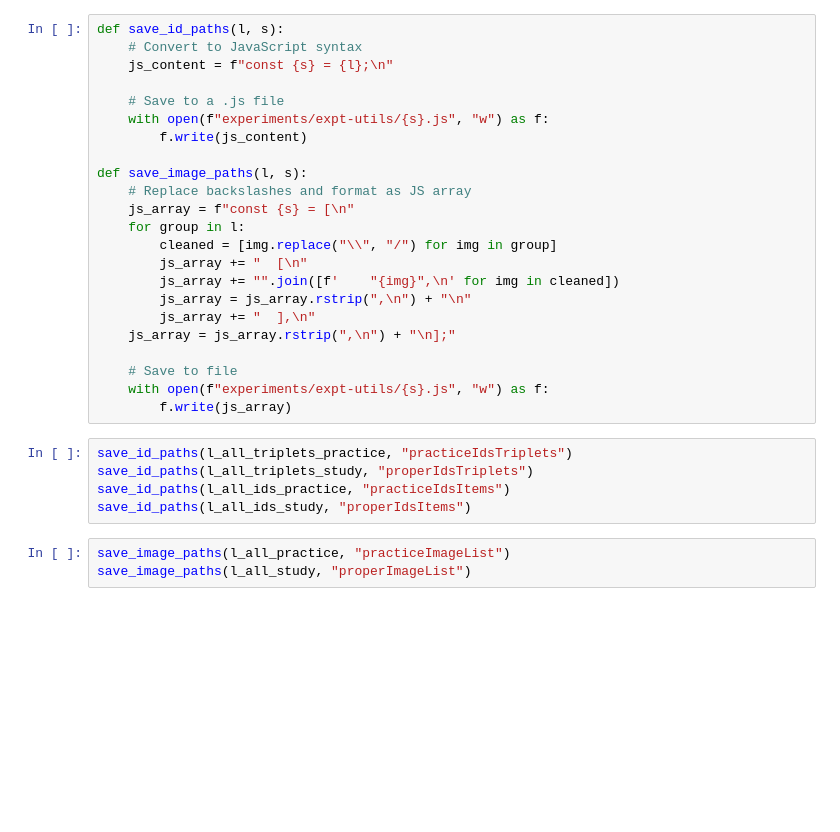
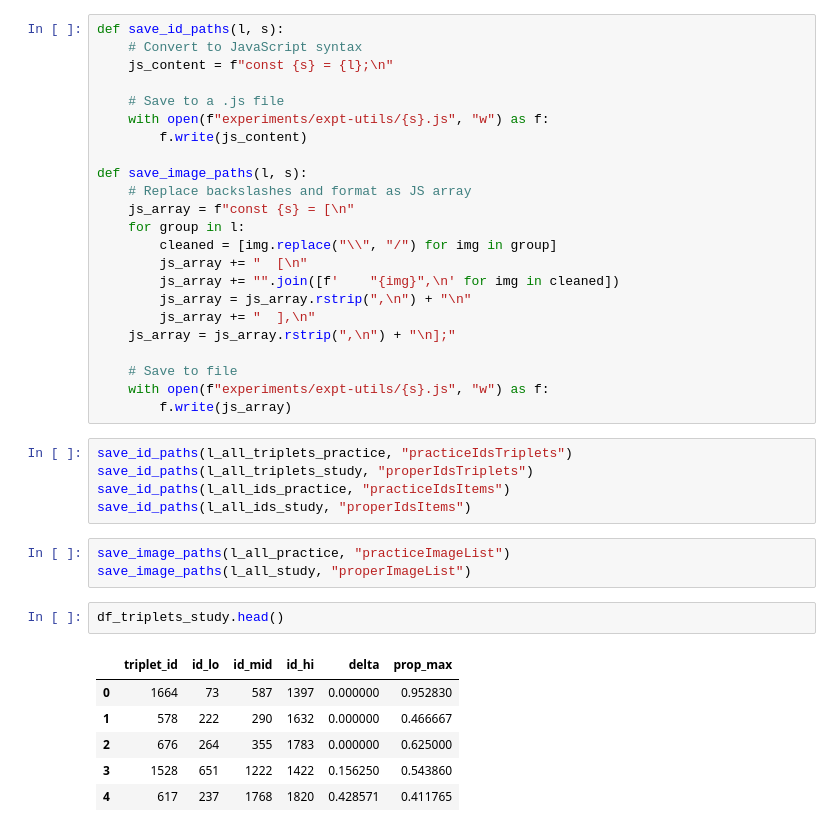
Before and after one commit to MirkoTh/semantic-representations-ID, a Jupyter notebook: create-triplet-set.ipynb, the cells around one changed output. Drawn from its saved outputs; the diff is of its cells as text; blank space fills up the shorter version.

```diff
--- a/create-triplet-set.ipynb
+++ b/create-triplet-set.ipynb
@@ -120,3 +124,12 @@ save_id_paths(l_all_ids_study, "properIdsItems")
 # %%
 save_image_paths(l_all_practice, "practiceImageList")
 save_image_paths(l_all_study, "properImageList")
+# %%
+df_triplets_study.head()
+# %% [output]
+|  | triplet_id | id_lo | id_mid | id_hi | delta | prop_max |
+| 0 | 1664 | 73 | 587 | 1397 | 0.000000 | 0.952830 |
+| 1 | 578 | 222 | 290 | 1632 | 0.000000 | 0.466667 |
+| 2 | 676 | 264 | 355 | 1783 | 0.000000 | 0.625000 |
+| 3 | 1528 | 651 | 1222 | 1422 | 0.156250 | 0.543860 |
+| 4 | 617 | 237 | 1768 | 1820 | 0.428571 | 0.411765 |
```
Also changed, not shown: parts of 4 cells of this notebook.
